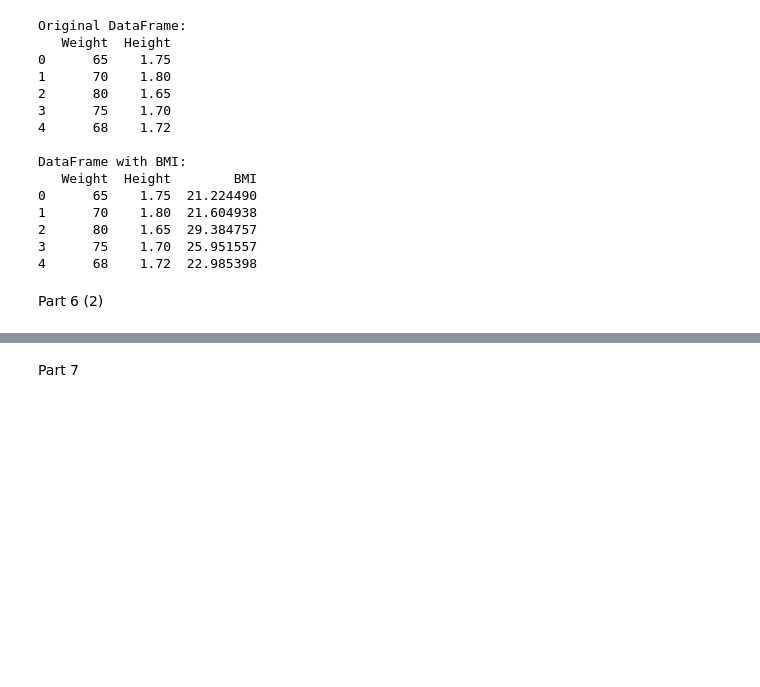
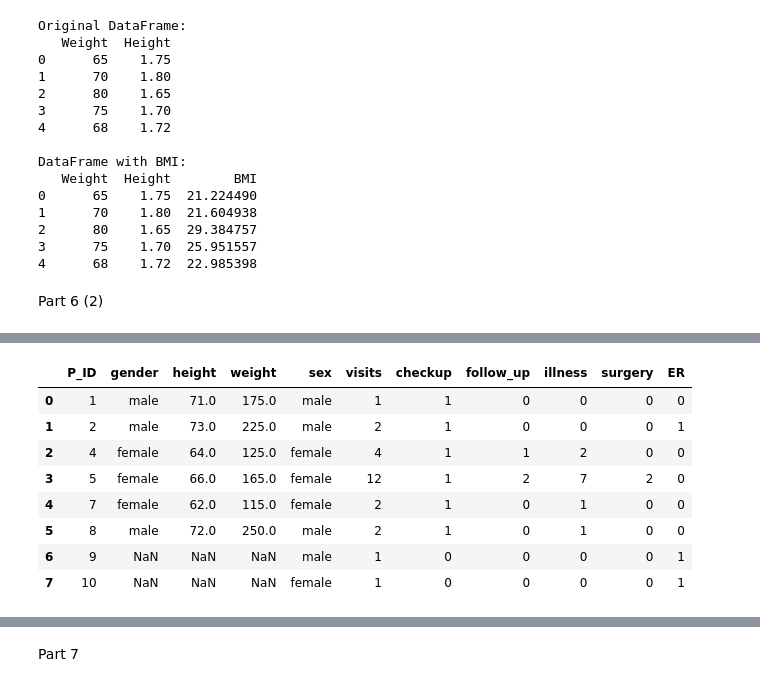
Before and after one commit to Monta243/Python1, a Jupyter notebook: Masar_Camp.ipynb, the cells around one changed output, grey strips where cells are left out. Saved outputs shown, nothing was run; the diff lists cells and outputs as text; code cells hidden in the pictures; blank space fills up the shorter version.

```diff
--- a/Masar_Camp.ipynb
+++ b/Masar_Camp.ipynb
@@ -1070,0 +1209,19 @@ Part 6 (2)
+# %%
+# A right join keeps all key values in the second(right) data frame
+
+right_join = pd.merge(table1,       # First table
+                    table2,        # Second table
+                    how="right",   # Merge method
+                    on="P_ID")     # Column(s) to join on
+
+right_join
+# %% [output]
+|  | P_ID | gender | height | weight | sex | visits | checkup | follow_up | illness | surgery | ER |
+| 0 | 1 | male | 71.0 | 175.0 | male | 1 | 1 | 0 | 0 | 0 | 0 |
+| 1 | 2 | male | 73.0 | 225.0 | male | 2 | 1 | 0 | 0 | 0 | 1 |
+| 2 | 4 | female | 64.0 | 125.0 | female | 4 | 1 | 1 | 2 | 0 | 0 |
+| 3 | 5 | female | 66.0 | 165.0 | female | 12 | 1 | 2 | 7 | 2 | 0 |
+| 4 | 7 | female | 62.0 | 115.0 | female | 2 | 1 | 0 | 1 | 0 | 0 |
+| 5 | 8 | male | 72.0 | 250.0 | male | 2 | 1 | 0 | 1 | 0 | 0 |
+| 6 | 9 | NaN | NaN | NaN | male | 1 | 0 | 0 | 0 | 0 | 1 |
+| 7 | 10 | NaN | NaN | NaN | female | 1 | 0 | 0 | 0 | 0 | 1 |
```
Also changed, not shown: parts of 11 cells of this notebook.
